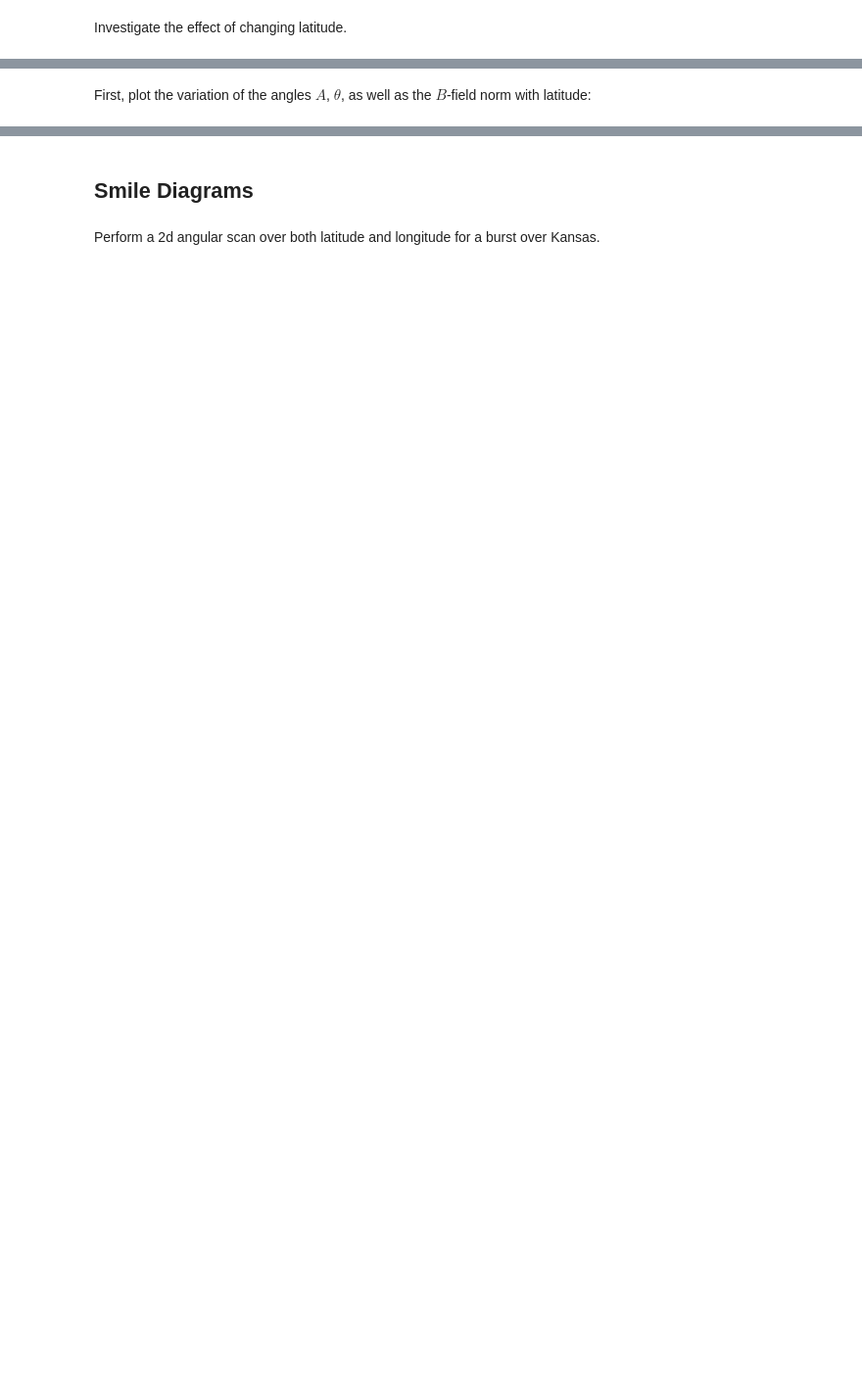
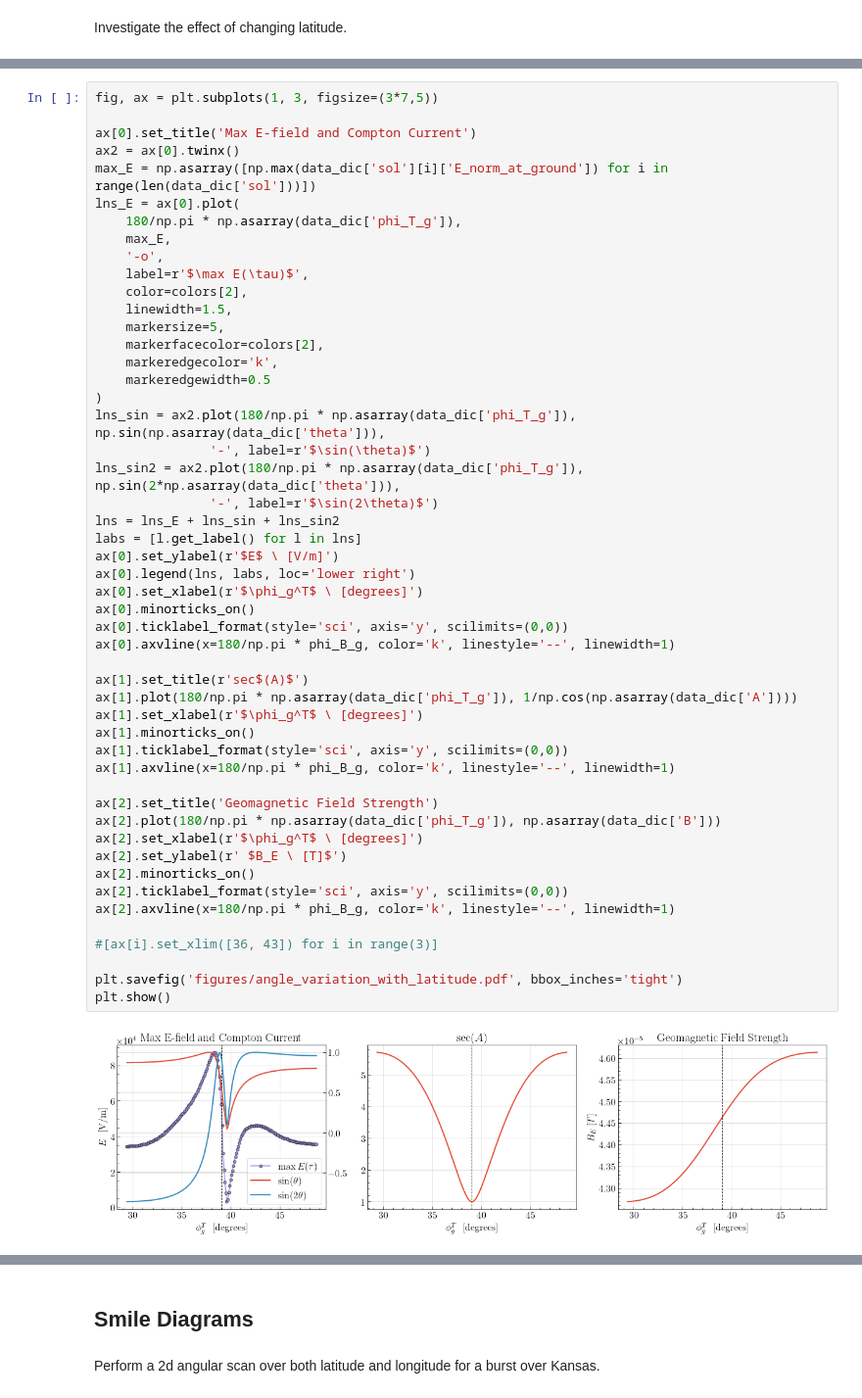
Before and after one commit to gshartnett/karzas-latter-seiler, a Jupyter notebook: EMP Notebook.ipynb, the cells around one changed output, grey strips where cells are left out. Shown at 98% size. Drawn from its saved outputs; the diff is of its cells as text; blank space fills up the shorter version.

```diff
--- a/EMP Notebook.ipynb
+++ b/EMP Notebook.ipynb
@@ -210,3 +232,53 @@ for i in range(len(phi_T_g_list)):
-# %% [markdown]
-First, plot the variation of the angles $A$, $\theta$, as well as the $B$-field norm with latitude:
+# %%
+fig, ax = plt.subplots(1, 3, figsize=(3*7,5))
+
+ax[0].set_title('Max E-field and Compton Current')
+ax2 = ax[0].twinx()
+max_E = np.asarray([np.max(data_dic['sol'][i]['E_norm_at_ground']) for i in range(len(data_dic['sol']))])
+lns_E = ax[0].plot(
+    180/np.pi * np.asarray(data_dic['phi_T_g']),
+    max_E,
+    '-o',
+    label=r'$\max E(\tau)$',
+    color=colors[2],
+    linewidth=1.5,
+    markersize=5,
+    markerfacecolor=colors[2],
+    markeredgecolor='k',
+    markeredgewidth=0.5
+)
+lns_sin = ax2.plot(180/np.pi * np.asarray(data_dic['phi_T_g']), np.sin(np.asarray(data_dic['theta'])),
+               '-', label=r'$\sin(\theta)$')
+lns_sin2 = ax2.plot(180/np.pi * np.asarray(data_dic['phi_T_g']), np.sin(2*np.asarray(data_dic['theta'])),
+               '-', label=r'$\sin(2\theta)$')
+lns = lns_E + lns_sin + lns_sin2
+labs = [l.get_label() for l in lns]
+ax[0].set_ylabel(r'$E$ \ [V/m]')
+ax[0].legend(lns, labs, loc='lower right')
+ax[0].set_xlabel(r'$\phi_g^T$ \ [degrees]')
+ax[0].minorticks_on()
+ax[0].ticklabel_format(style='sci', axis='y', scilimits=(0,0))
+ax[0].axvline(x=180/np.pi * phi_B_g, color='k', linestyle='--', linewidth=1)
+
+ax[1].set_title(r'sec$(A)$')
+ax[1].plot(180/np.pi * np.asarray(data_dic['phi_T_g']), 1/np.cos(np.asarray(data_dic['A'])))
+ax[1].set_xlabel(r'$\phi_g^T$ \ [degrees]')
+ax[1].minorticks_on()
+ax[1].ticklabel_format(style='sci', axis='y', scilimits=(0,0))
+ax[1].axvline(x=180/np.pi * phi_B_g, color='k', linestyle='--', linewidth=1)
+
+ax[2].set_title('Geomagnetic Field Strength')
+ax[2].plot(180/np.pi * np.asarray(data_dic['phi_T_g']), np.asarray(data_dic['B']))
+ax[2].set_xlabel(r'$\phi_g^T$ \ [degrees]')
+ax[2].set_ylabel(r' $B_E \ [T]$')
+ax[2].minorticks_on()
+ax[2].ticklabel_format(style='sci', axis='y', scilimits=(0,0))
+ax[2].axvline(x=180/np.pi * phi_B_g, color='k', linestyle='--', linewidth=1)
+
+#[ax[i].set_xlim([36, 43]) for i in range(3)]
+
+plt.savefig('figures/angle_variation_with_latitude.pdf', bbox_inches='tight')
+plt.show()
+# %% [output]
+[figure, added]
 # %%
```
Also changed, not shown: parts of 25 cells of this notebook.
